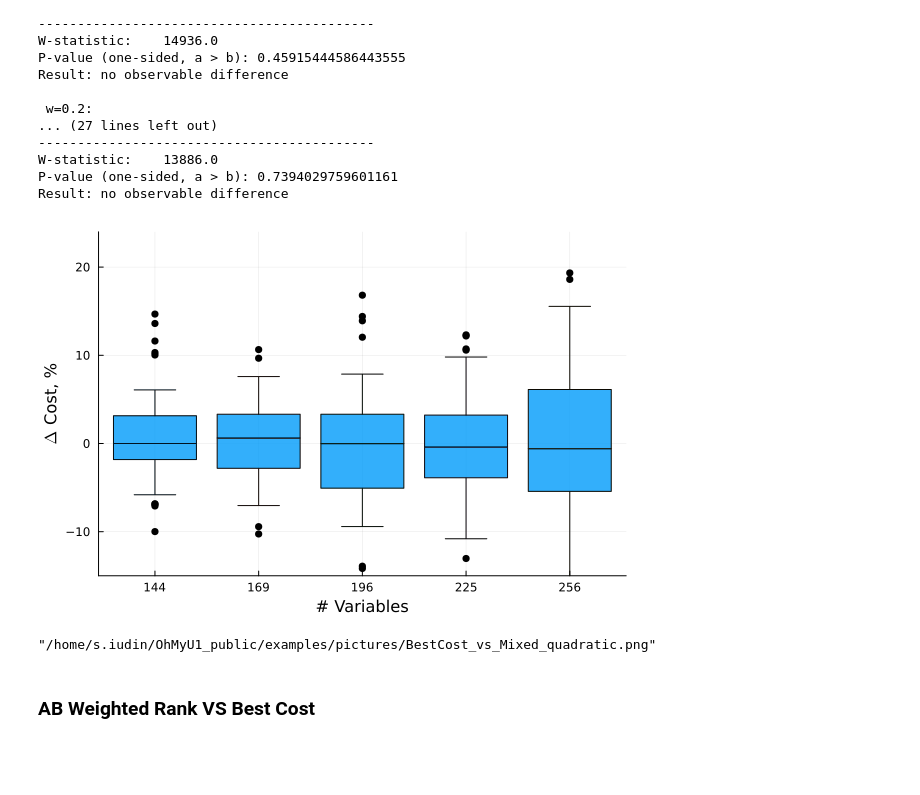
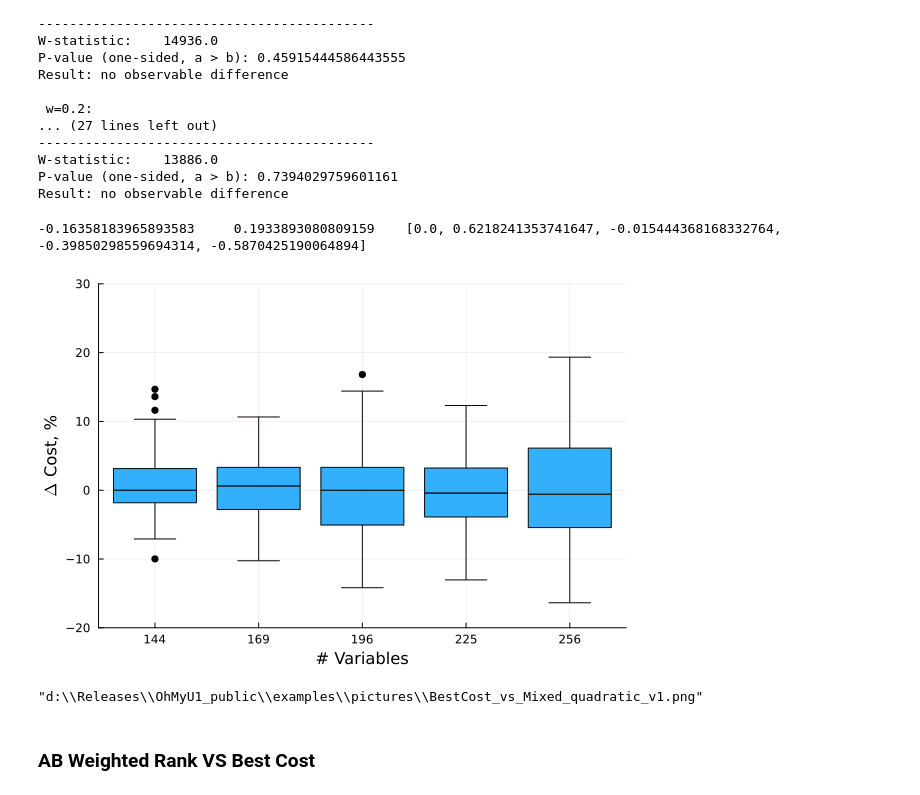
Before and after one commit to antientropic-guy/OhMyU1_public, a Jupyter notebook: examples/QuadraticAssignmentReport.ipynb, the cells around one changed output. Cells and saved outputs as stored; diff of their text form; code cells hidden in the pictures; blank space fills up the shorter version.

Commit message:
improved pictures and notebooks

```diff
--- a/examples/QuadraticAssignmentReport.ipynb
+++ b/examples/QuadraticAssignmentReport.ipynb
@@ -107,7 +102,7 @@ function plot_rel_improvement(a, b; n=50, x=[12, 13, 14, 15, 16].^2)
     boxplot(rel_diff,
             fillcolor = palette(:default)[1],
             fillalpha = 0.8,
-            whisker_range = 1.0,
+            # whisker_range = 1.0,
 
             outliers = true,
             markercolor = :black,
@@ -118,7 +113,7 @@ function plot_rel_improvement(a, b; n=50, x=[12, 13, 14, 15, 16].^2)
             xlabel = "# Variables",
             ylabel = L"\Delta" * " Cost, %",
             x_ticks=(1:5, x),
-            ylims=(-15, 24)
+            ylims=(-20, 30)
     )
 end
 # %% [output]
@@ -129,10 +124,10 @@ plot_rel_improvement (generic function with 1 method)
 n_sizes = [12, 13, 14, 15, 16]
 problems_range = 1:50
 w_vec = [0.1, 0.2, 0.3, 0.4]
-path2_best_cost = "data/random_assignment/res_best_cost_barrier_false_div_false_r=7_quadratic.jld2"
+path2_best_cost = "../data/random_assignment/res_best_cost_barrier_false_div_false_r=7_quadratic.jld2"
 best_cost_vec = get_res_vec(path2_best_cost, strategy="best_cost", n_sizes=n_sizes, problems_range=problems_range)
 for w in w_vec
-    path2_mixed = "data/random_assignment/res_best nonzero mixed_barrier_false_div_false_r=7_w=0.1_0.2_0.3_0.4_quadratic.jld2"
+    path2_mixed = "../data/random_assignment/res_best nonzero mixed_barrier_false_div_false_r=7_w=0.1_0.2_0.3_0.4_quadratic.jld2"
     println("\n w=$(w): ")
     best_cost_mixed = get_res_vec(path2_mixed, strategy="best nonzero mixed", n_sizes=n_sizes, problems_range=problems_range, w=w)
     detailed_wilcoxon(best_cost_vec, best_cost_mixed)
@@ -156,7 +151,7 @@ W-statistic:    19644.0
 P-value (one-sided, a > b): 1.0346341691720849e-5
 Result: b considerably LESS, than a (α=0.05)
 # %%
-path2_mixed = "data/random_assignment/res_best nonzero mixed_barrier_false_div_false_r=7_w=0.1_0.2_0.3_0.4_quadratic.jld2"
+path2_mixed = "../data/random_assignment/res_best nonzero mixed_barrier_false_div_false_r=7_w=0.1_0.2_0.3_0.4_quadratic.jld2"
 get_b_vec = w -> get_res_vec(path2_mixed, strategy="best nonzero mixed", n_sizes=n_sizes, problems_range=problems_range, w=w)
 for w in [0.4]
     p = scatter(best_cost_vec - get_b_vec(w))
@@ -184,10 +187,10 @@ savefig("examples/pictures/BestCost_vs_MixedNonzero_quadratic.png")
 n_sizes = [12, 13, 14, 15, 16]
 problems_range = 1:50
 w_vec = [0.1, 0.2, 0.3, 0.4]
-path2_best_cost = "data/random_assignment/res_best_cost_barrier_false_div_false_r=7_quadratic.jld2"
+path2_best_cost = "../data/random_assignment/res_best_cost_barrier_false_div_false_r=7_quadratic.jld2"
 best_cost_vec = get_res_vec(path2_best_cost, strategy="best_cost", n_sizes=n_sizes, problems_range=problems_range)
 for w in w_vec
-    path2_mixed = "data/random_assignment/res_mixed_barrier_false_div_false_r=7_w=0.1_0.2_0.3_0.4_quadratic.jld2"
+    path2_mixed = "../data/random_assignment/res_mixed_barrier_false_div_false_r=7_w=0.1_0.2_0.3_0.4_quadratic.jld2"
     println("\n w=$(w): ")
     best_cost_mixed = get_res_vec(path2_mixed, strategy="mixed", n_sizes=n_sizes, problems_range=problems_range, w=w)
     detailed_wilcoxon(best_cost_vec, best_cost_mixed)
@@ -213,14 +216,22 @@ Result: no observable difference
 # %%
 get_b_vec = w -> get_res_vec(path2_mixed, strategy="mixed", n_sizes=n_sizes, problems_range=problems_range, w=w)
 a = best_cost_vec
 b = get_b_vec(0.1)
+print(minimum((a .- b) ./ abs.(a)), "     ", maximum((a .- b) ./ abs.(a)))
+print("    ")
+n = 50
+A_grouped = reshape(a, n, :)
+B_grouped = reshape(b, n, :)
+rel_diff = (A_grouped .- B_grouped) ./ (abs.(A_grouped)) * 100
+print([median(rel_diff[:, n]) for n in 1:5])
 plot_rel_improvement(a, b)
 # %% [output]
+-0.16358183965893583     0.1933893080809159    [0.0, 0.6218241353741647, -0.015444368168332764, -0.39850298559694314, -0.5870425190064894]
-[figure, old version]
+[figure, new version]
 # %%
-savefig("examples/pictures/BestCost_vs_Mixed_quadratic.png")
+savefig("pictures/BestCost_vs_Mixed_quadratic_v1.png")
 # %% [output]
-"/home/s.iudin/OhMyU1_public/examples/pictures/BestCost_vs_Mixed_quadratic.png"
+"d:\\Releases\\OhMyU1_public\\examples\\pictures\\BestCost_vs_Mixed_quadratic_v1.png"
 # %% [markdown]
 ### AB Weighted Rank VS Best Cost
 # %%
```
Also changed, not shown: parts of 6 cells of this notebook, 18 other files.
